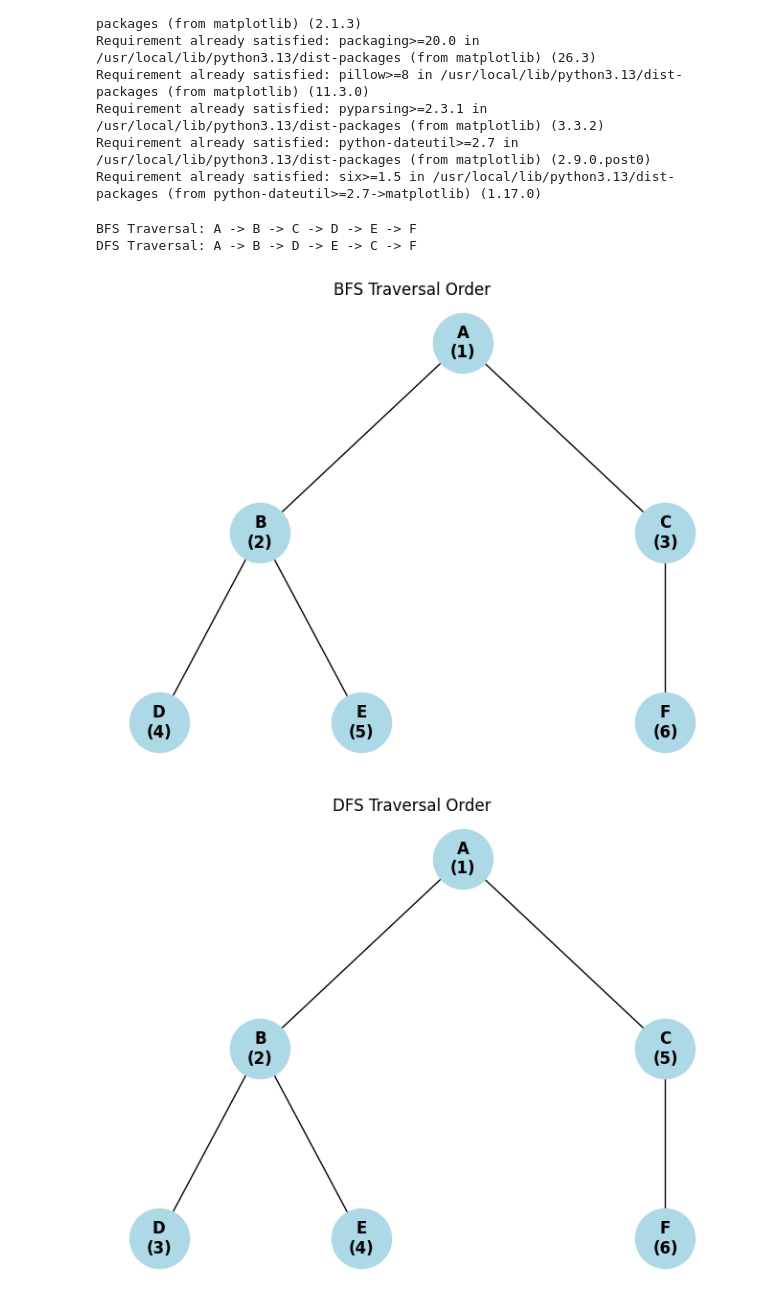
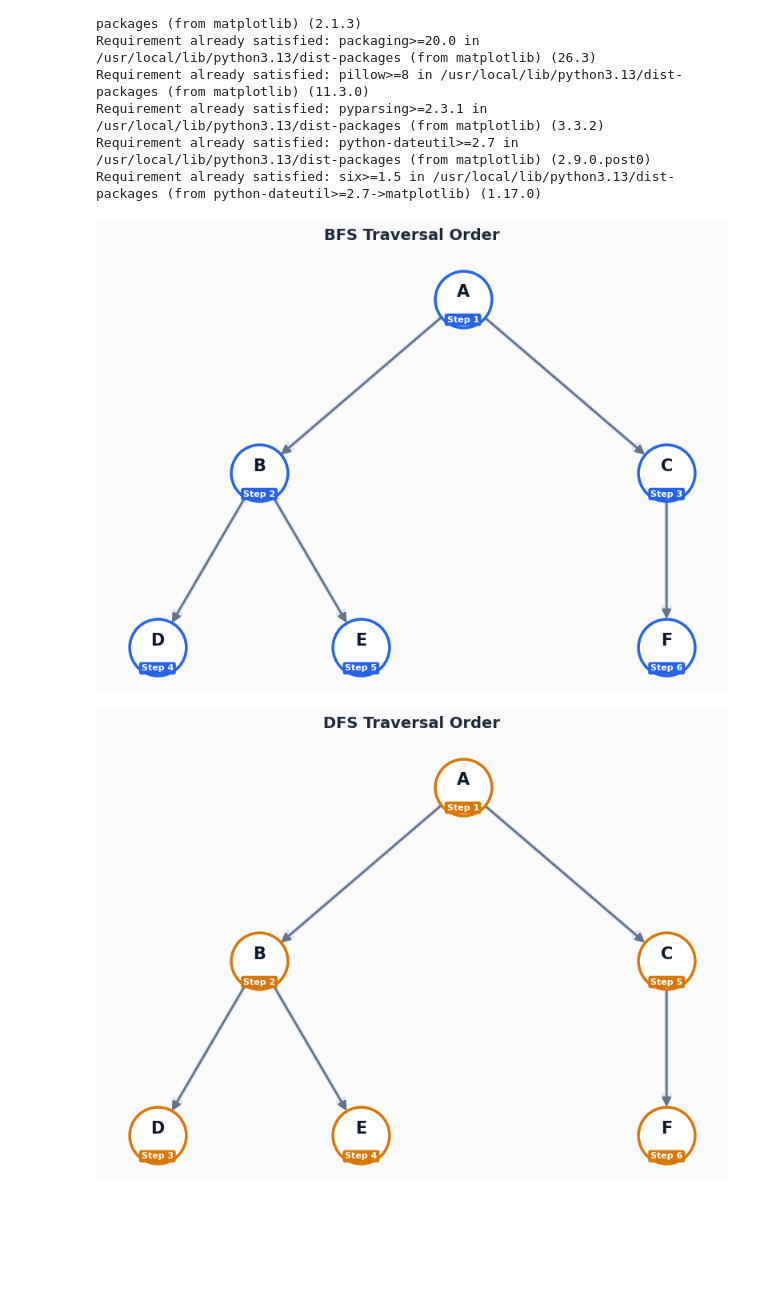
Before and after one commit to amanak28/AI-LAB, a Jupyter notebook: Lab1.ipynb, the cells around one changed output. Cells and saved outputs as stored; diff of their text form; code cells hidden in the pictures; blank space fills up the shorter version.

```diff
--- a/Lab1.ipynb
+++ b/Lab1.ipynb
@@ -37,7 +37,6 @@ from collections import deque
 import matplotlib.pyplot as plt
 import networkx as nx
 
-# Graph represented as an adjacency list
 graph = {
     'A': ['B', 'C'],
     'B': ['D', 'E'],
@@ -52,7 +51,6 @@ def bfs(graph, start):
     queue = deque([start])
     order = []
     visited.add(start)
-
     while queue:
         node = queue.popleft()
         order.append(node)
@@ -64,58 +62,69 @@ def bfs(graph, start):
 
 def dfs(graph, start):
     visited = set()
     order = []
-
     def dfs_recursive(node):
         visited.add(node)
         order.append(node)
         for neighbour in graph[node]:
             if neighbour not in visited:
                 dfs_recursive(neighbour)
-
     dfs_recursive(start)
     return order
 
 bfs_order = bfs(graph, 'A')
 dfs_order = dfs(graph, 'A')
 
-print("BFS Traversal:", " -> ".join(bfs_order))
-print("DFS Traversal:", " -> ".join(dfs_order))
-
-def draw_tree(graph, order, title):
+def draw_minimalist_tree(graph, order, title, theme_color='#4F46E5'):
     G = nx.DiGraph()
     for node in graph:
         for neighbour in graph[node]:
             G.add_edge(node, neighbour)
 
     pos = {
-        'A': (0, 2),
-        'B': (-1, 1),
-        'C': (1, 1),
-        'D': (-1.5, 0),
-        'E': (-0.5, 0),
-        'F': (1, 0)
+        'A': (0.0, 2.0),
+        'B': (-1.0, 1.0),
+        'C': (1.0, 1.0),
+        'D': (-1.5, 0.0),
+        'E': (-0.5, 0.0),
+        'F': (1.0, 0.0)
     }
 
-    labels = {
-        node: f"{node}\n({order.index(node) + 1})"
-        for node in order
-    }
+    fig, ax = plt.subplots(figsize=(8, 6), facecolor='#FAFAFA')
+    ax.set_facecolor('#FAFAFA')
 
-    plt.figure()
-    nx.draw(
-        G, pos, with_labels=True, labels=labels,
-        node_size=2000, node_color="lightblue",
-        font_size=12, font_weight="bold", arrows=False
+    # Soft background edge shadows
+    nx.draw_networkx_edges(
+        G, pos, ax=ax, edge_color='#E2E8F0', width=4.0,
+        arrowsize=16, arrowstyle='-|>', node_size=2600
     )
-    plt.title(title)
+    # Main subtle directional edges
+    nx.draw_networkx_edges(
+        G, pos, ax=ax, edge_color='#64748B', width=2.0,
+        arrowsize=16, arrowstyle='-|>', node_size=2600
+    )
+    # Clean White Nodes with Theme Border
+    nx.draw_networkx_nodes(
+        G, pos, ax=ax, node_size=2600, node_color='#FFFFFF',
+        edgecolors=theme_color, linewidths=2.5
+    )
+
+    for node, (x, y) in pos.items():
+        step_num = order.index(node) + 1
+        ax.text(x, y + 0.04, node, fontsize=15, fontweight='bold', color='#0F172A', ha='center', va='center')
+        ax.text(
+            x, y - 0.12, f"Step {step_num}", fontsize=8, fontweight='bold', color='#FFFFFF',
+            ha='center', va='center',
+            bbox=dict(boxstyle='round,pad=0.25', facecolor=theme_color, edgecolor='none')
+        )
+
+    plt.title(title, fontsize=14, fontweight='bold', pad=20, color='#1E293B', family='sans-serif')
     plt.axis("off")
+    plt.tight_layout()
     plt.show()
 
-draw_tree(graph, bfs_order, "BFS Traversal Order")
-draw_tree(graph, dfs_order, "DFS Traversal Order")
+draw_minimalist_tree(graph, bfs_order, "BFS Traversal Order", theme_color='#2563EB')
+draw_minimalist_tree(graph, dfs_order, "DFS Traversal Order", theme_color='#D97706')
 # %% [output]
-BFS Traversal: A -> B -> C -> D -> E -> F
-DFS Traversal: A -> B -> D -> E -> C -> F
-[figure, old version]
+[figure, new version]
-[figure, old version]
+[figure, new version]
```
